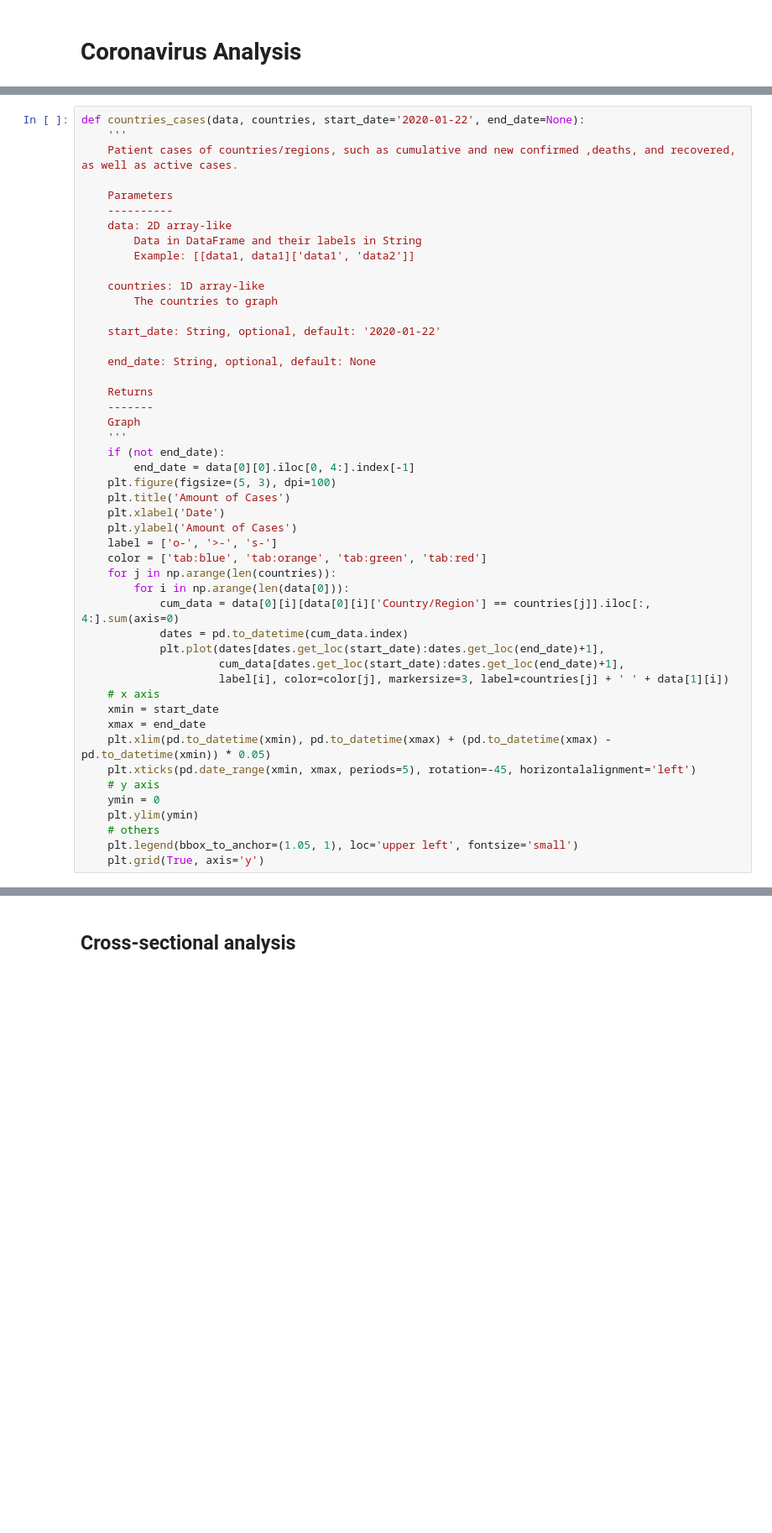
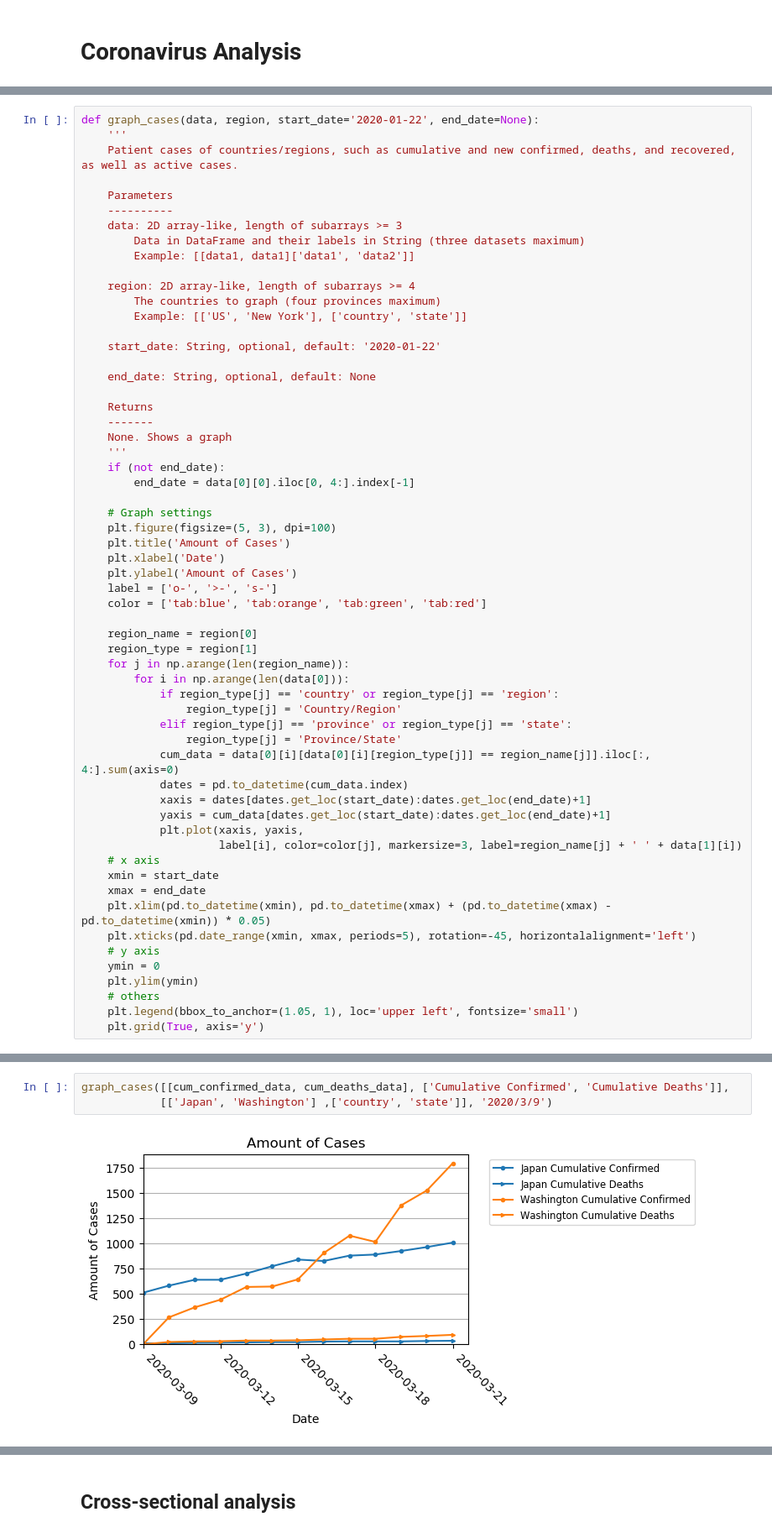
Before and after one commit to HI-01/COVID-19-Analysis, a Jupyter notebook: Coronavirus analysis.ipynb, the cells around one changed output, grey strips where cells are left out. Shown: that part at 84% size. Cells and saved outputs as stored; diff of their text form; blank space fills up the shorter version.

```diff
--- a/Coronavirus analysis.ipynb
+++ b/Coronavirus analysis.ipynb
@@ -100,16 +107,17 @@ worldwide_cum_cases([[world_cum_confirmed_cases, world_cum_deaths_cases, world_c
 # %%
-def countries_cases(data, countries, start_date='2020-01-22', end_date=None):
+def graph_cases(data, region, start_date='2020-01-22', end_date=None):
     '''
-    Patient cases of countries/regions, such as cumulative and new confirmed ,deaths, and recovered, as well as active cases.
+    Patient cases of countries/regions, such as cumulative and new confirmed, deaths, and recovered, as well as active cases.
 
     Parameters
     ----------
-    data: 2D array-like
-        Data in DataFrame and their labels in String
+    data: 2D array-like, length of subarrays >= 3
+        Data in DataFrame and their labels in String (three datasets maximum)
         Example: [[data1, data1]['data1', 'data2']]
 
-    countries: 1D array-like
-        The countries to graph
+    region: 2D array-like, length of subarrays >= 4
+        The countries to graph (four provinces maximum)
+        Example: [['US', 'New York'], ['country', 'state']]
 
     start_date: String, optional, default: '2020-01-22'
 
@@ -117,23 +125,33 @@ def countries_cases(data, countries, start_date='2020-01-22', end_date=None):
 
     Returns
     -------
-    Graph
+    None. Shows a graph
     '''
     if (not end_date):
         end_date = data[0][0].iloc[0, 4:].index[-1]
+
+    # Graph settings
     plt.figure(figsize=(5, 3), dpi=100)
     plt.title('Amount of Cases')
     plt.xlabel('Date')
     plt.ylabel('Amount of Cases')
     label = ['o-', '>-', 's-']
     color = ['tab:blue', 'tab:orange', 'tab:green', 'tab:red']
-    for j in np.arange(len(countries)):
+
+    region_name = region[0]
+    region_type = region[1]
+    for j in np.arange(len(region_name)):
         for i in np.arange(len(data[0])):
-            cum_data = data[0][i][data[0][i]['Country/Region'] == countries[j]].iloc[:, 4:].sum(axis=0)
+            if region_type[j] == 'country' or region_type[j] == 'region':
+                region_type[j] = 'Country/Region'
+            elif region_type[j] == 'province' or region_type[j] == 'state':
+                region_type[j] = 'Province/State'
+            cum_data = data[0][i][data[0][i][region_type[j]] == region_name[j]].iloc[:, 4:].sum(axis=0)
             dates = pd.to_datetime(cum_data.index)
-            plt.plot(dates[dates.get_loc(start_date):dates.get_loc(end_date)+1],
-                     cum_data[dates.get_loc(start_date):dates.get_loc(end_date)+1],
-                     label[i], color=color[j], markersize=3, label=countries[j] + ' ' + data[1][i])
+            xaxis = dates[dates.get_loc(start_date):dates.get_loc(end_date)+1]
+            yaxis = cum_data[dates.get_loc(start_date):dates.get_loc(end_date)+1]
+            plt.plot(xaxis, yaxis,
+                     label[i], color=color[j], markersize=3, label=region_name[j] + ' ' + data[1][i])
     # x axis
     xmin = start_date
     xmax = end_date
@@ -204,0 +166,5 @@ def provinces_cases(data, provinces, start_date='2020-01-22', end_date=None):
+# %%
+graph_cases([[cum_confirmed_data, cum_deaths_data], ['Cumulative Confirmed', 'Cumulative Deaths']],
+            [['Japan', 'Washington'] ,['country', 'state']], '2020/3/9')
+# %% [output]
+[figure, added]
```
Also changed, not shown: parts of 25 cells of this notebook.
